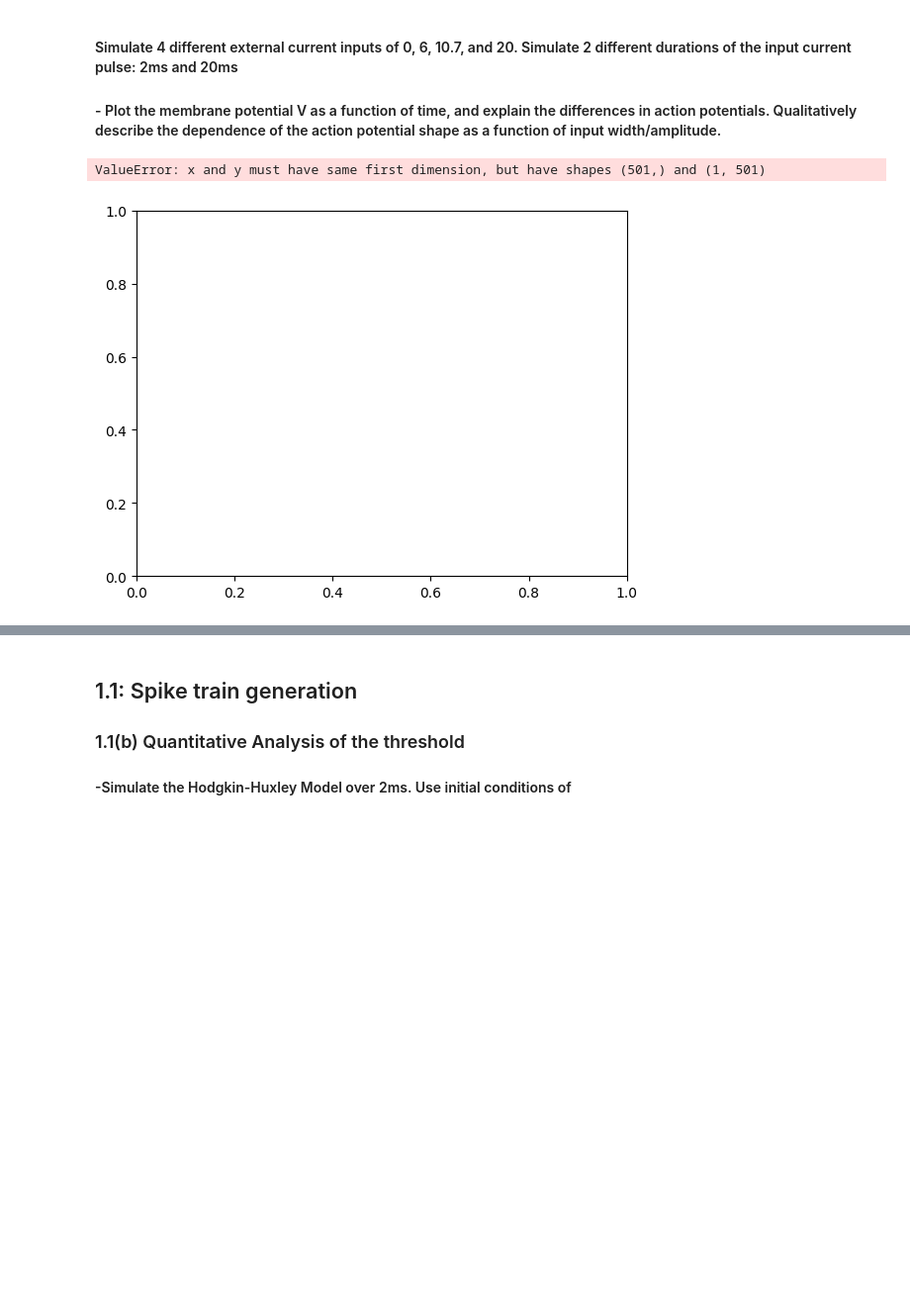
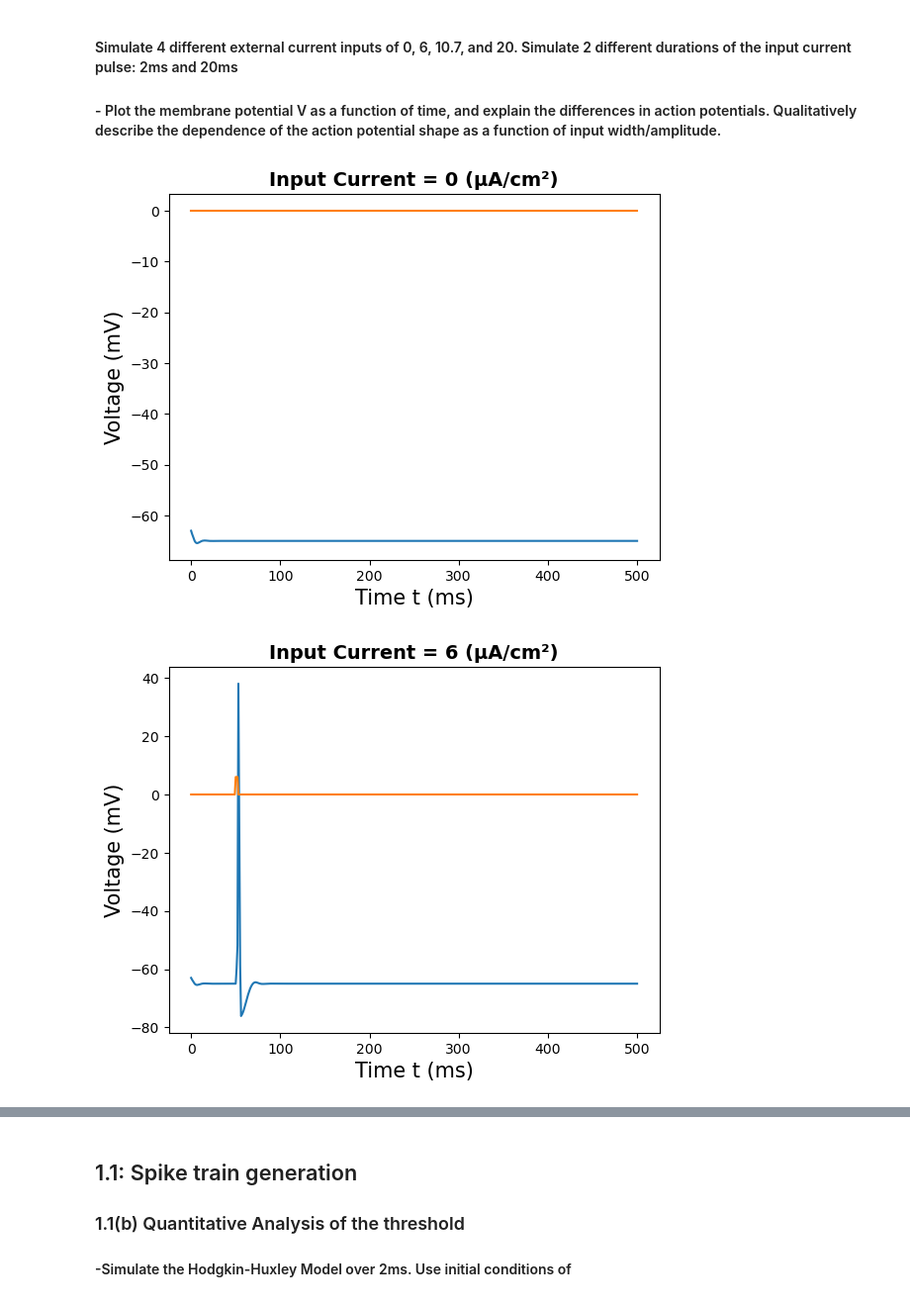
Before and after one commit to WillardFord/BIPN_164, a Jupyter notebook: Homework1_BIPN164.ipynb, the cells around one changed output, grey strips where cells are left out. Shown at 99% size. Cells and saved outputs as stored; diff of their text form; code cells hidden in the pictures; blank space fills up the shorter version.

```diff
--- a/Homework1_BIPN164.ipynb
+++ b/Homework1_BIPN164.ipynb
@@ -105,9 +105,9 @@ def HHModel(y, t, I):
 
     # Compute derivatives
     dVdt = (Iinj-I_Na-I_K-I_L)/C_m
-    dmdt = -(alpha_m+beta_m)*(m-m_inf)# TODO (m-m_0(V))
-    dhdt = -(alpha_h+beta_h)*(h-h_inf)# TODO (h-h_0(V))
-    dndt = -(alpha_n+beta_n)*(n-n_inf)# TODO (n-n_0(V))
+    dmdt = -(1/tau_m)*(m-m_inf)
+    dhdt = -(1/tau_h)*(h-h_inf)
+    dndt = -(1/tau_n)*(n-n_inf)
 
     return np.array([dVdt, dmdt, dndt, dhdt])
 # %% [markdown]
@@ -133,7 +133,7 @@ t = np.linspace(0, T_total, T_total+1)
 I_current_amplitude = [0, 6, 10.7, 20] # microA/cm^2
 
 t_current_start = 50 # input current pulse will start at this time
-t_current_end   = [2, 20] # input current pulse will end at this time
+t_current_end   = [52, 70] # input current pulse will end at this time
 
 # Set the initial values for V, m, n, h
 initial = [-63, 0.0530, 0.31777, 0.5961]
@@ -155,35 +155,33 @@ for t_idx, t_end in enumerate(t_current_end):
 
         y = odeint(HHModel, initial, t, args=(Iinput,)) # integrate the values over time
         V.append(y[:,0]) # access all of the values for V
         m.append(y[:,1])
         h.append(y[:,2])
         n.append(y[:,3])
 
     # m represents the activation of the sodium (Na+) channels.
     # n represents the activation of the potassium (K+) channels.
     # h represents the inactivation of the sodium (Na+) channels.
 
         # This is to visualize the stimulus
         for i in range(T_total):
             if (i>= t_current_start) and (i<=t_current_end[t_idx]):
                 Iapp[i] = I_current_amplitude[i_idx]
             else:
                 Iapp[i] = 0
 
         # TODO: Plot V(t)
         plt.figure()
-        plt.plot(t, V)
+        plt.plot(t, V[i_idx])
 
         #TODO: Overlay with the stimulus
         plt.plot(t, Iapp)
 
         plt.ylabel('Voltage (mV)', fontsize=15)
         plt.xlabel('Time t (ms)', fontsize=15)
         plt.title('Input Current = {} (\u00B5A/cm\u00B2)'.format(i0), fontweight='bold', fontsize=14)
 
-
-
         plt.show()
 # %% [output]
-ValueError: x and y must have same first dimension, but have shapes (501,) and (1, 501)
-[figure, old version]
+[figure, new version]
+[figure, added]
```
Also changed, not shown: parts of 12 cells of this notebook.
